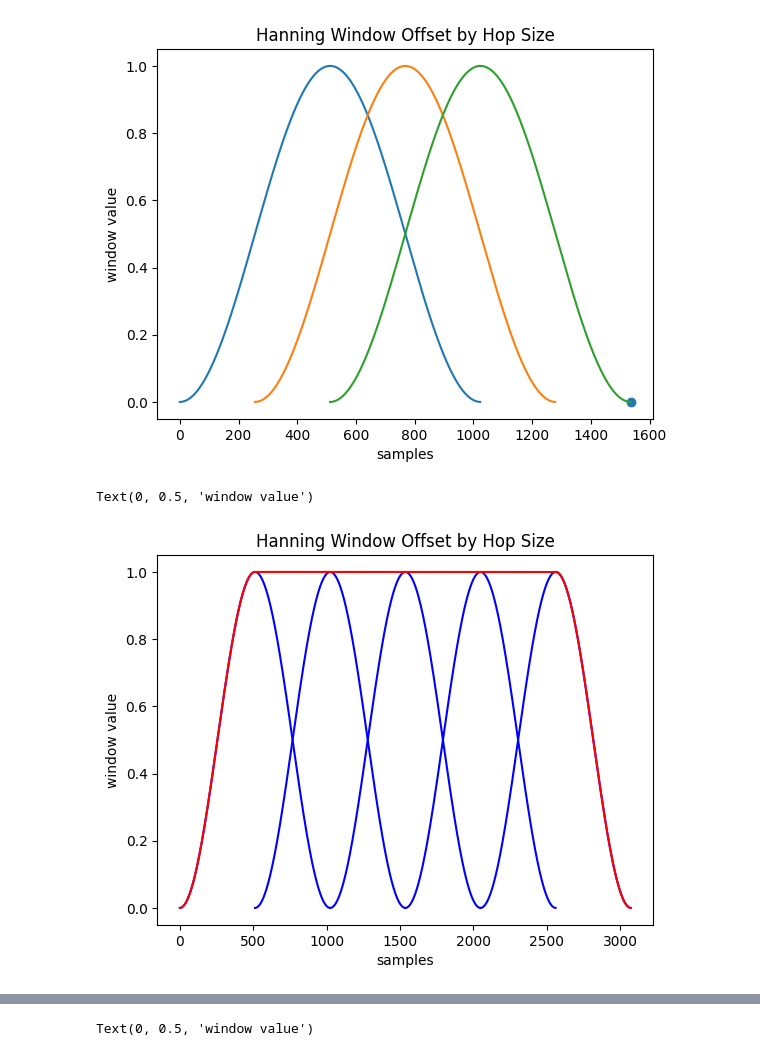
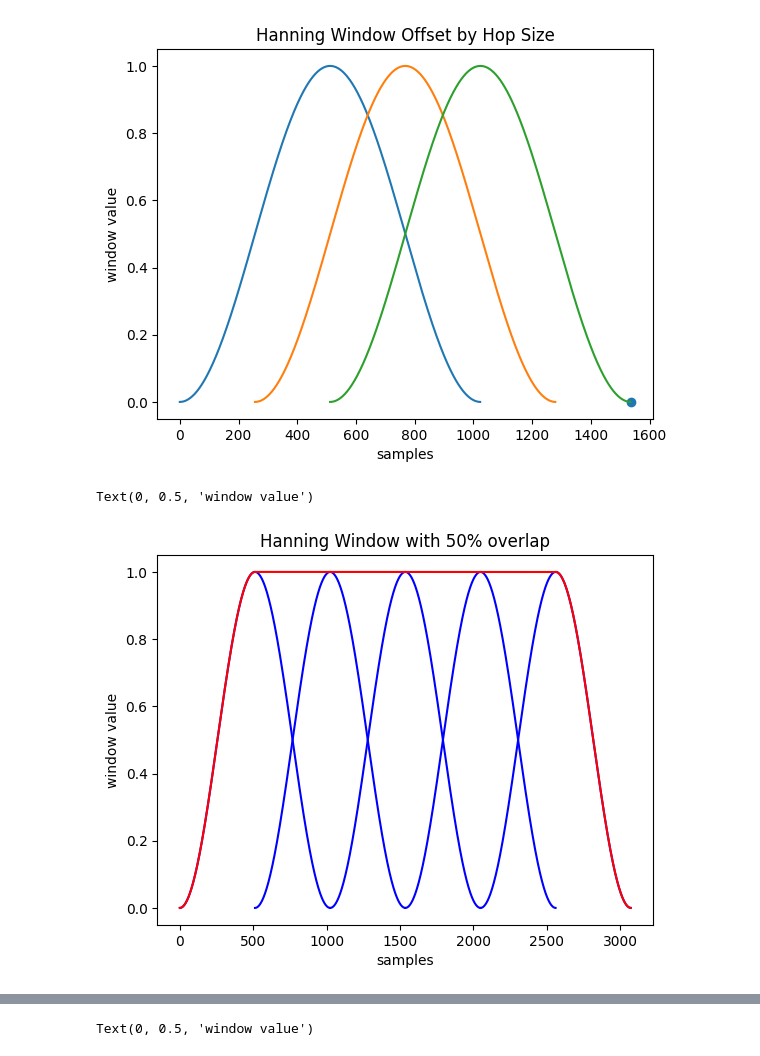
Before and after one commit to samsmith00/junior-IS, a Jupyter notebook: pythonScripts/hanningWindow.ipynb, the cells around one changed output, grey strips where cells are left out. Saved outputs shown, nothing was run; the diff lists cells and outputs as text; code cells hidden in the pictures.

```diff
--- a/pythonScripts/hanningWindow.ipynb
+++ b/pythonScripts/hanningWindow.ipynb
@@ -59,35 +59,35 @@ Text(0, 0.5, 'window value')
 num_windows = 5
 hop_size = 1024 * .5
 
 
 
 cola_len = int(window_size + (num_windows - 1)*hop_size)
 stop = cola_len - hop_size
 
 cola_prop = np.zeros(cola_len)
 
 
 for i in range(num_windows):
     offset = int(i * hop_size)
     cola_prop[offset:offset + window_size] += hannWindow
 
 # for i in range(int(hop_size), int(cola_len - hop_size + 1)):
 #      cola_prop[i] /= max(cola_prop)
 
 for i in range(num_windows):
     offset = i * hop_size
 
     plt.plot(x + offset, hannWindow, 'blue')
 
 #cola_prop = cola_prop[int(hop_size):int(cola_len-hop_size)] # trying to make just line
 #plt.scatter((num_windows * window_size) - (window_size - hop_size), 0)
 plt.plot(cola_prop, 'red')
-plt.title("Hanning Window Offset by Hop Size")
+plt.title("Hanning Window with 50% overlap")
 plt.xlabel("samples")
 plt.ylabel("window value")
 # %% [output]
 Text(0, 0.5, 'window value')
-[figure, old version]
+[figure, new version]
 # %%
 # Cola Property Visualization
 num_windows = 5
```
Also changed, not shown: parts of 1 cell of this notebook, 4 other files.
